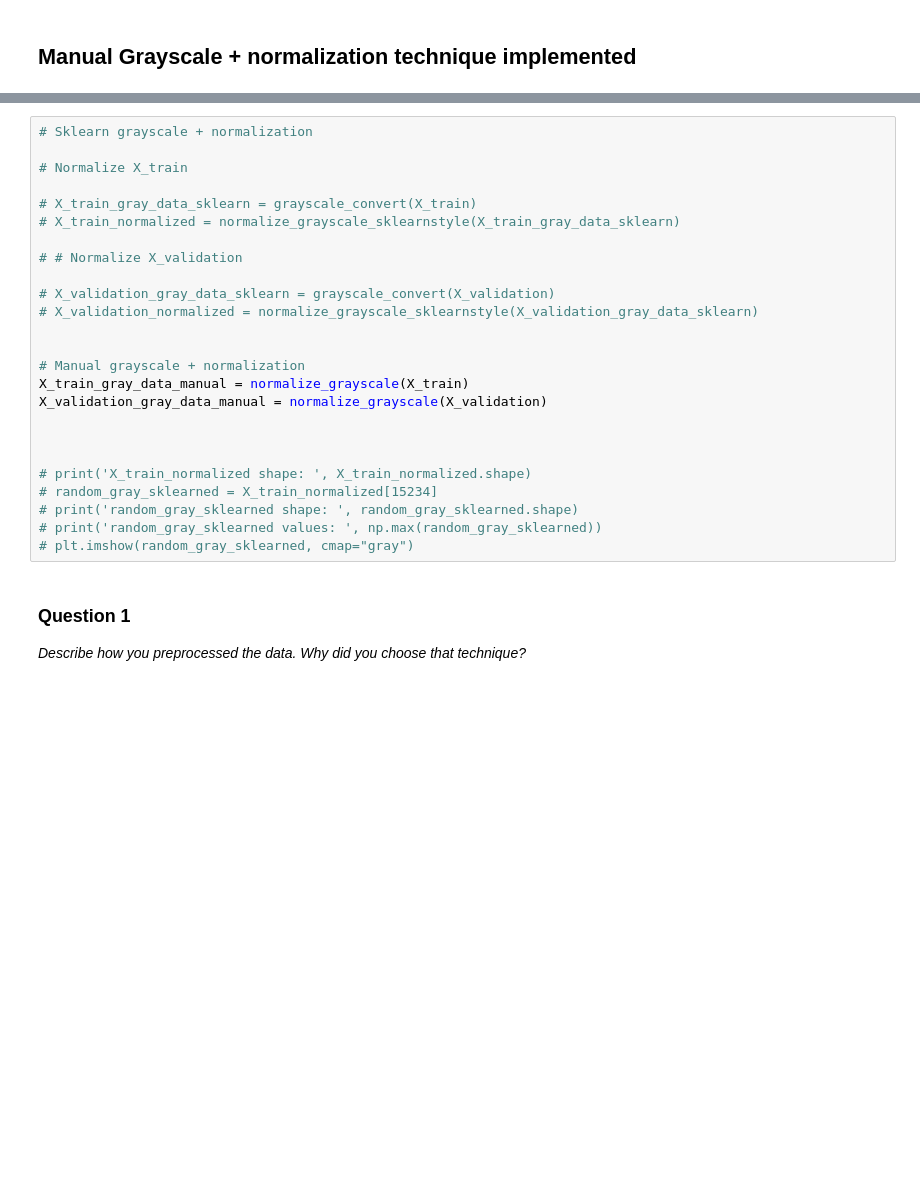
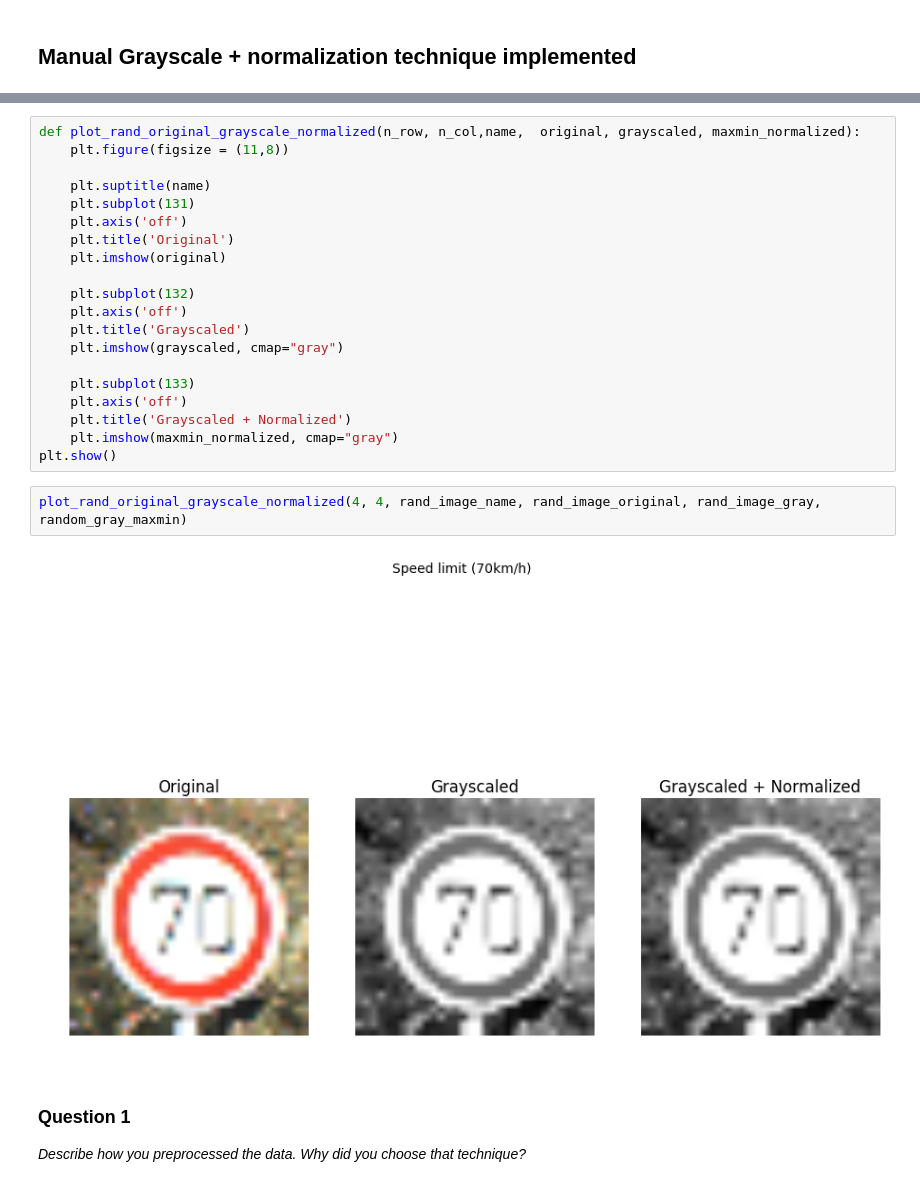
Before and after one commit to Self-Driving-Cars-LosAngeles/TrafficSignClassification, a Jupyter notebook: Traffic_Sign_Classifier_SDCLA.ipynb, the cells around one changed output, grey strips where cells are left out. Drawn from its saved outputs; the diff is of its cells as text; blank space fills up the shorter version.

```diff
--- a/Traffic_Sign_Classifier_SDCLA.ipynb
+++ b/Traffic_Sign_Classifier_SDCLA.ipynb
@@ -356,28 +331,27 @@ gray_data_maxmin values:  0.949999976903
-# %%
-# Sklearn grayscale + normalization
-
-# Normalize X_train
-
-# X_train_gray_data_sklearn = grayscale_convert(X_train)
-# X_train_normalized = normalize_grayscale_sklearnstyle(X_train_gray_data_sklearn)
-
-# # Normalize X_validation
-
-# X_validation_gray_data_sklearn = grayscale_convert(X_validation)
-# X_validation_normalized = normalize_grayscale_sklearnstyle(X_validation_gray_data_sklearn)
-
-
-# Manual grayscale + normalization
-X_train_gray_data_manual = normalize_grayscale(X_train)
-X_validation_gray_data_manual = normalize_grayscale(X_validation)
-
-
-
-# print('X_train_normalized shape: ', X_train_normalized.shape)
-# random_gray_sklearned = X_train_normalized[15234]
-# print('random_gray_sklearned shape: ', random_gray_sklearned.shape)
-# print('random_gray_sklearned values: ', np.max(random_gray_sklearned))
-# plt.imshow(random_gray_sklearned, cmap="gray")
+# %%
+def plot_rand_original_grayscale_normalized(n_row, n_col,name,  original, grayscaled, maxmin_normalized):
+    plt.figure(figsize = (11,8))
+
+    plt.suptitle(name)
+    plt.subplot(131)
+    plt.axis('off')
+    plt.title('Original')
+    plt.imshow(original)
+
+    plt.subplot(132)
+    plt.axis('off')
+    plt.title('Grayscaled')
+    plt.imshow(grayscaled, cmap="gray")
+
+    plt.subplot(133)
+    plt.axis('off')
+    plt.title('Grayscaled + Normalized')
+    plt.imshow(maxmin_normalized, cmap="gray")
+plt.show()
+# %%
+plot_rand_original_grayscale_normalized(4, 4, rand_image_name, rand_image_original, rand_image_gray, random_gray_maxmin)
+# %% [output]
+[figure, added]
 # %% [markdown]
 ### Question 1
 
```
Also changed, not shown: parts of 6 cells of this notebook.
